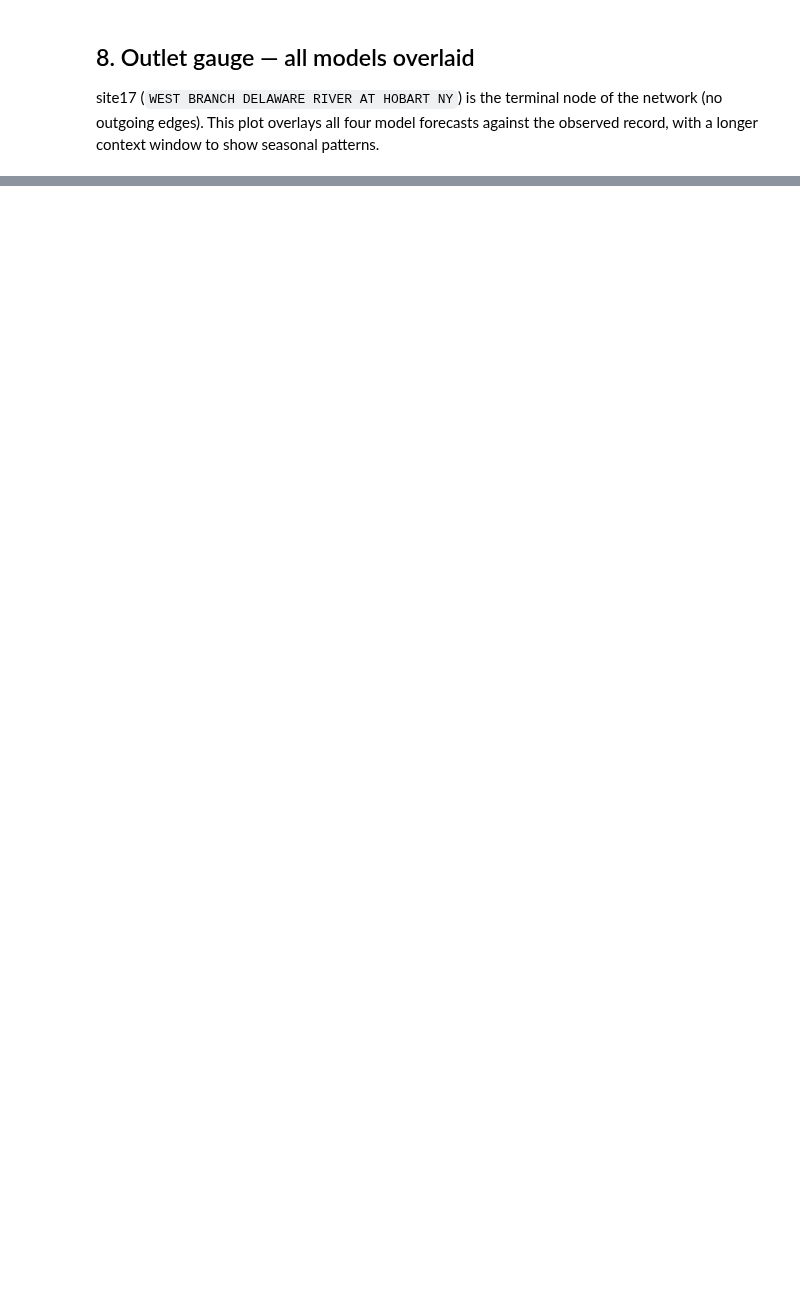
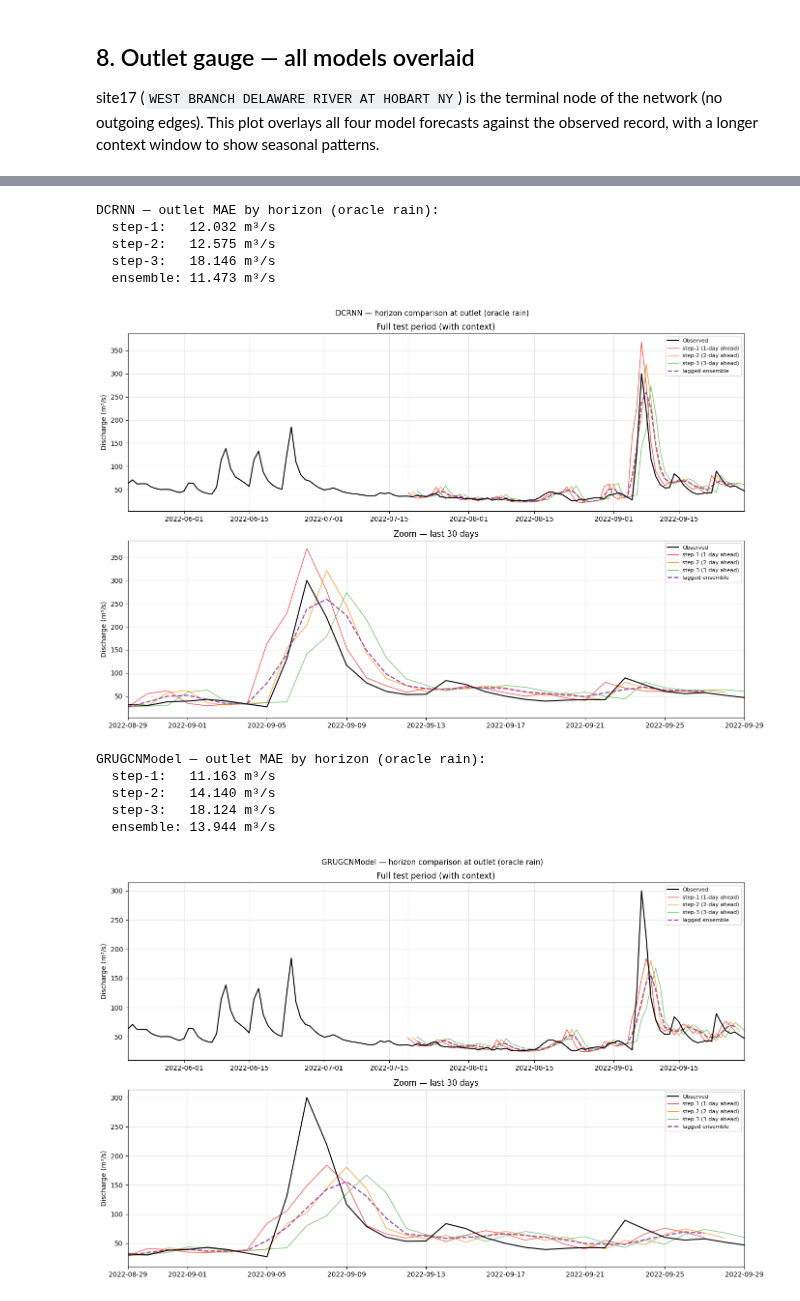
Before and after one commit to LouisaPawusch/CEE520-StreamflowGraphLearning, a Jupyter notebook: src/03_TorchSpatiotemporal/model_comparison_w_rain_wout_reservoirs.ipynb, the cells around one changed output, grey strips where cells are left out. Saved outputs shown, nothing was run; the diff lists cells and outputs as text; code cells hidden in the pictures; blank space fills up the shorter version.

```diff
--- a/src/03_TorchSpatiotemporal/model_comparison_w_rain_wout_reservoirs.ipynb
+++ b/src/03_TorchSpatiotemporal/model_comparison_w_rain_wout_reservoirs.ipynb
@@ -636,0 +757,69 @@ plot_outlet(all_forecasts)
+# %%
+NODE = OUTLET_NODE
+
+H_STYLES = {
+    'step-1 (1-day ahead)': dict(color='#e41a1c', lw=1.0, alpha=0.8, ls='-'),
+    'step-2 (2-day ahead)': dict(color='#ff7f00', lw=1.0, alpha=0.8, ls='-'),
+    'step-3 (3-day ahead)': dict(color='#4daf4a', lw=1.0, alpha=0.8, ls='-'),
+    'lagged ensemble':       dict(color='#984ea3', lw=1.8, alpha=1.0, ls='--'),
+}
+
+for model_name, fc in all_forecasts.items():
+    y_hat_h  = fc['y_hat_h']
+    y_true_h = fc['y_true_h']
+    dates    = fc['dates']
+
+    d1, yh1, yt1 = dates,                       y_hat_h[:, 0, NODE], y_true_h[:, 0, NODE]
+    d2, yh2, yt2 = dates + pd.Timedelta('1d'),  y_hat_h[:, 1, NODE], y_true_h[:, 1, NODE]
+    d3, yh3, yt3 = dates + pd.Timedelta('2d'),  y_hat_h[:, 2, NODE], y_true_h[:, 2, NODE]
+
+    ens_dates = dates[2:]
+    ens_yh    = (y_hat_h[2:, 0, NODE] + y_hat_h[1:-1, 1, NODE] + y_hat_h[:-2, 2, NODE]) / 3
+    ens_yt    = y_true_h[2:, 0, NODE]
+
+    print(f'\n{model_name} — outlet MAE by horizon (oracle rain):')
+    print(f'  step-1:   {np.abs(yh1 - yt1).mean():.3f} m³/s')
+    print(f'  step-2:   {np.abs(yh2 - yt2).mean():.3f} m³/s')
+    print(f'  step-3:   {np.abs(yh3 - yt3).mean():.3f} m³/s')
+    print(f'  ensemble: {np.abs(ens_yh - ens_yt).mean():.3f} m³/s')
+
+    obs = target.loc[
+        dates[0] - pd.Timedelta(days=CONTEXT_DAYS_OUTLET) : d3[-1],
+        f'site{NODE}'
+    ]
+
+    fig, axes = plt.subplots(2, 1, figsize=(14, 9))
+    fig.suptitle(f'{model_name} — horizon comparison at outlet (oracle rain)', fontsize=11)
+
+    for ax in axes:
+        ax.plot(obs.index, obs.values, color='black', lw=1.5, label='Observed', zorder=5)
+        ax.plot(d1, yh1, label='step-1 (1-day ahead)', **H_STYLES['step-1 (1-day ahead)'])
+        ax.plot(d2, yh2, label='step-2 (2-day ahead)', **H_STYLES['step-2 (2-day ahead)'])
+        ax.plot(d3, yh3, label='step-3 (3-day ahead)', **H_STYLES['step-3 (3-day ahead)'])
+        ax.plot(ens_dates, ens_yh, label='lagged ensemble', **H_STYLES['lagged ensemble'])
+        ax.set_ylabel('Discharge (m³/s)')
+        ax.legend(fontsize=8, loc='upper right')
+        ax.grid(alpha=0.3)
+
+    axes[0].set_xlim(dates[0] - pd.Timedelta(days=CONTEXT_DAYS_OUTLET), d3[-1])
+    axes[0].set_title('Full test period (with context)')
+    axes[0].axvline(dates[0], color='grey', ls='--', lw=0.8, alpha=0.6)
+    axes[1].set_xlim(dates[-30], d3[-1])
+    axes[1].set_title('Zoom — last 30 days')
+
+    plt.tight_layout()
+    plt.savefig(f'figures/horizon_comparison_{model_name}_rain_forecast_1day.png', dpi=300)
+    plt.show()
+# %% [output]
+DCRNN — outlet MAE by horizon (oracle rain):
+  step-1:   12.032 m³/s
+  step-2:   12.575 m³/s
+  step-3:   18.146 m³/s
+  ensemble: 11.473 m³/s
+[figure, added]
+GRUGCNModel — outlet MAE by horizon (oracle rain):
+  step-1:   11.163 m³/s
+  step-2:   14.140 m³/s
+  step-3:   18.124 m³/s
+  ensemble: 13.944 m³/s
+[figure, added]
```
Also changed, not shown: parts of 13 cells of this notebook, 4 other files.
